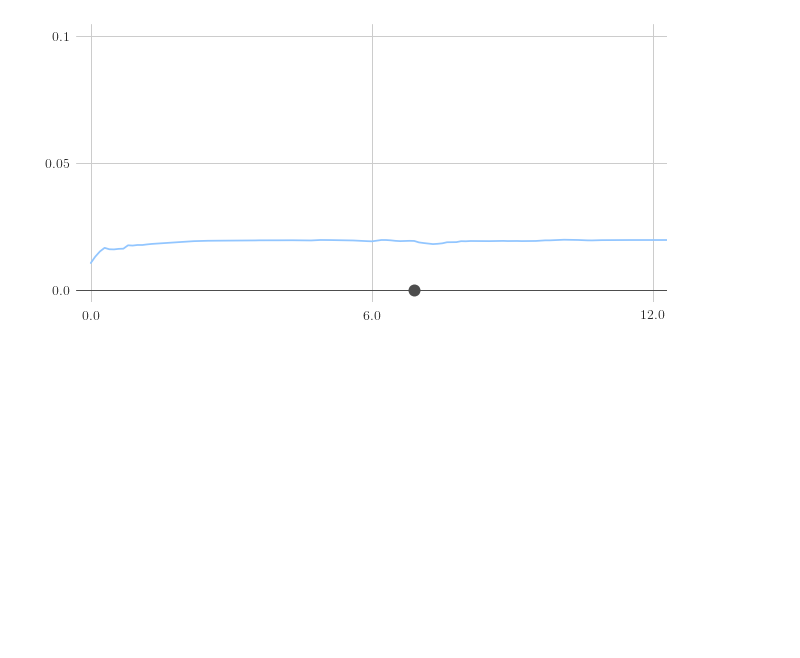
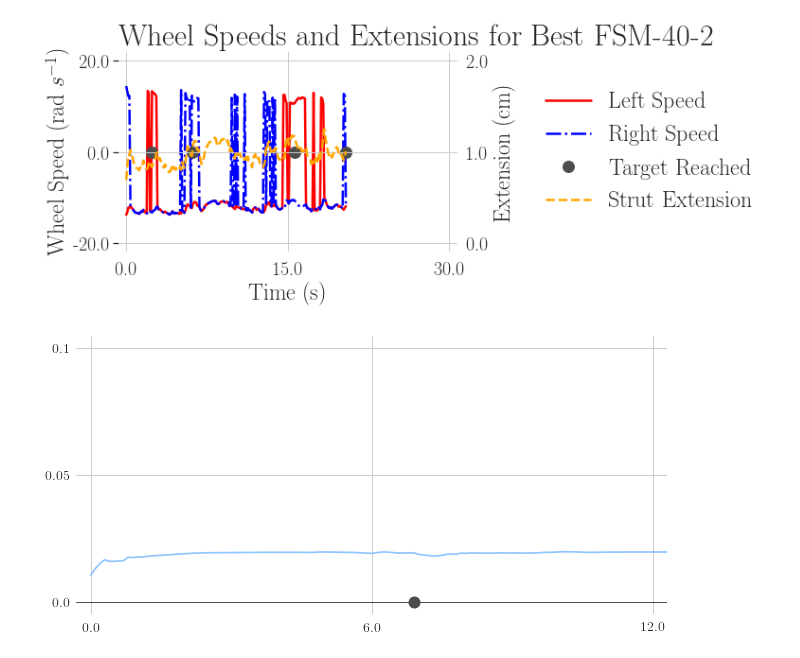
Before and after one commit to anthonyjclark/adabot02-ann, a Jupyter notebook: notebooks/trajectory2.ipynb, the cells around one changed output. Cells and saved outputs as stored; diff of their text form; code cells hidden in the pictures; blank space fills up the shorter version.

```diff
--- a/notebooks/trajectory2.ipynb
+++ b/notebooks/trajectory2.ipynb
@@ -179,3 +187,87 @@ plt.tight_layout()
+# %%
+fig, ax = plt.subplots(nrows=1, ncols=1, figsize=(9*1.3, 4.5))
+
+exp_name = 'fsm'
+
+title = 'Wheel Speeds and Extensions for Best '
+if exp_name == 'fsm':
+    df = df_fsm
+    title += 'FSM'
+elif exp_name == 'bnn':
+    df = df_bnn
+    title += 'ANN'
+else:
+    df = df_tws
+    title += 'ANN Twist'
+
+title +=  '-0-1' if num_obst == 0 else '-40-2'
+# title += ' (Without Obstacles)' if num_obst == 0 else ' (With Obstacles)'
+max_time = 12 if num_obst == 0 else 30
+
+final_time = df['time'].max()
+
+# lines = ax.plot(df['time'], df[['left_speed', 'right_speed']])
+lines = ax.plot(df['time'], df['left_speed'], linestyle='-', linewidth=2.5, color='red')
+lines += ax.plot(df['time'], df['right_speed'], linestyle='-.', linewidth=2.5, color='blue')
+
+# Prettify the lines and ticks
+x_min, x_max = 0, max_time
+x_padding = (x_max - x_min) * 0.025
+x_lims_with_padding = [x_min - x_padding, x_max + x_padding]
+ax.set_xlim(x_lims_with_padding)
+
+x_ticks = np.linspace(x_min, x_max, num=3);
+ax.set_xticks(x_ticks);
+ax.set_xticklabels([round(x_val, 1) for x_val in x_ticks], fontsize=ticksize);
+
+y_min, y_max = -20, 20
+y_padding = (y_max - y_min) * 0.05
+y_lims_with_padding = [y_min - y_padding, y_max + y_padding]
+ax.set_ylim(y_lims_with_padding)
+
+y_ticks = np.linspace(y_min, y_max, num=3);
+ax.set_yticks(y_ticks);
+ax.set_yticklabels([round(y_val, 2) for y_val in y_ticks], fontsize=ticksize);
+
+target_times = df['target_idx'].diff()[df['target_idx'].diff() != 0].index.values
+for t_idx in (list(target_times[1:]) + [df.shape[0] - 1]):
+    t = df['time'][t_idx]
+    lines.append(ax.plot(t, 0, 'o', color='0.3', markersize=12)[0])
+#     ax.plot([t, t], y_lims_with_padding, color='0.3', linestyle='--', linewidth=1)
+
+
+ax.plot(x_lims_with_padding, [0, 0], color='0.3', linestyle='-', linewidth=1)
+
+ax.set_title(title, fontsize=titlesize, loc='left')
+ax.set_ylabel('Wheel Speed (rad $s^{-1}$)', fontsize=labelsize)
+ax.set_xlabel('Time (s)', fontsize=labelsize)
+
+ax2 = ax.twinx()
+lines.append(ax2.plot(df['time'], df['weg_extension'], linestyle='--', linewidth=2.5, color='orange')[0])
+ax2.set_ylabel('Extension (cm)', fontsize=labelsize)
+
+y_min, y_max = 0, 0.02
+y_padding = (y_max - y_min) * 0.05
+y_lims_with_padding = [y_min - y_padding, y_max + y_padding]
+ax2.set_ylim(y_lims_with_padding)
+
+y_ticks = np.linspace(y_min, y_max, num=3);
+ax2.set_yticks(y_ticks);
+ax2.set_yticklabels([round(y_val, 2)*100 for y_val in y_ticks], fontsize=ticksize);
+ax2.yaxis.set_label_position('right')
+
+lines = lines[:3] + [lines[-1]]
+lgd = ax.legend(lines, ('Left Speed', 'Right Speed', 'Target Reached', 'Strut Extension'),
+                fontsize=legendsize, loc='center left', bbox_to_anchor=(1.2, 0.5), frameon=False)
+
+
+# sns.despine(top=True, right=True, left=True, bottom=True)
+sns.despine(ax=ax,  top=True, right=True,  left=True, bottom=True)
+sns.despine(ax=ax2, top=True, right=False, left=True, bottom=True)
+ax2.spines['right'].set_color('white')
+plt.tight_layout()
+# %% [output]
+[figure, added]
 # %%
 figfile = 'ANN' if exp_name == 'bnn' else 'FSM'
 figfile += '-0-1' if num_obst == 0 else '-40-2'
```
Also changed, not shown: parts of 9 cells of this notebook, 39 other files.
